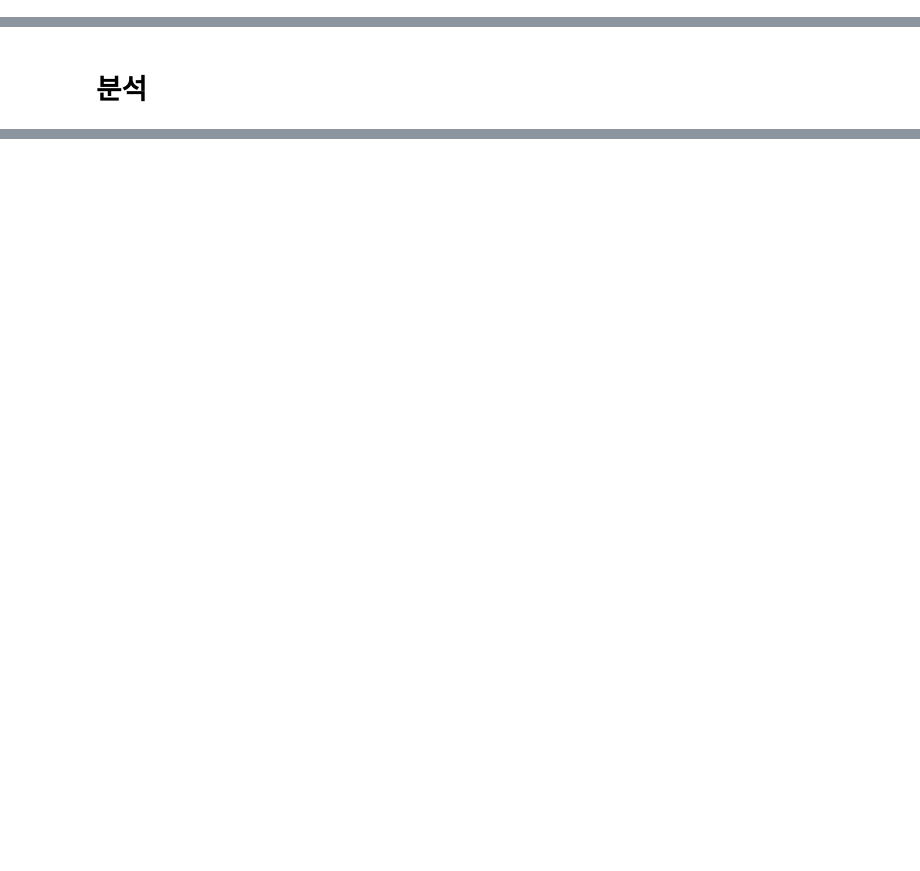
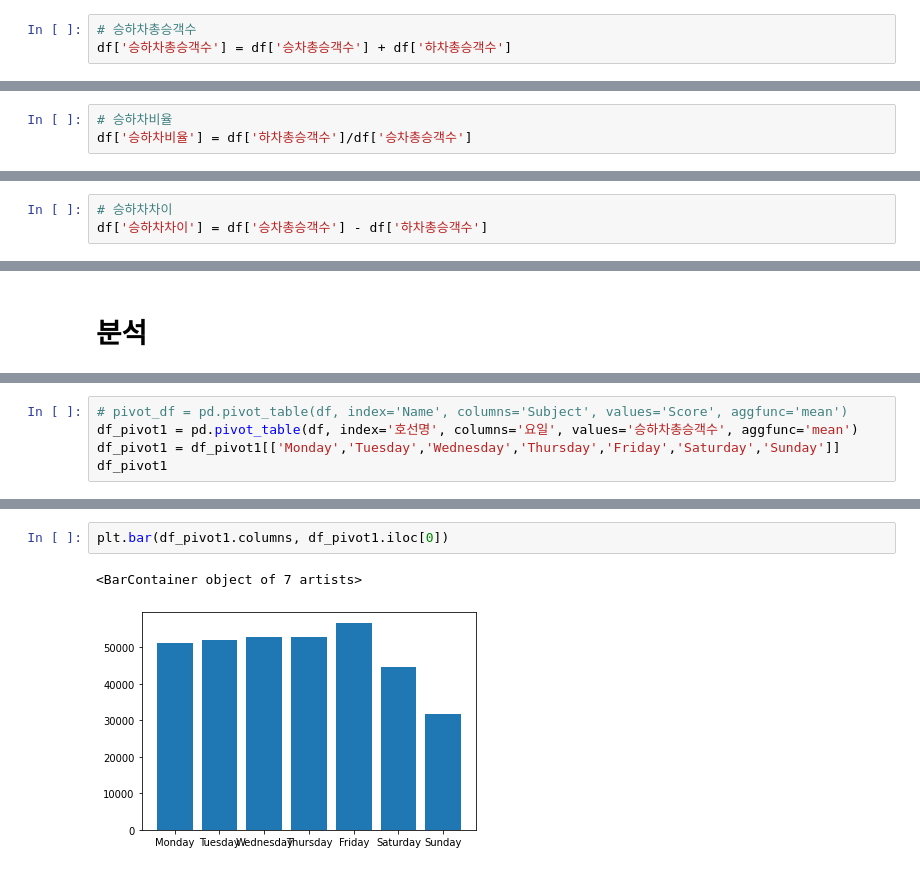
Before and after one commit to YoungjaeKang/subway_congestion_analysis, a Jupyter notebook: subway_congestion_v0.ipynb, the cells around one changed output, grey strips where cells are left out. Saved outputs shown, nothing was run; the diff lists cells and outputs as text; blank space fills up the shorter version.

```diff
--- a/subway_congestion_v0.ipynb
+++ b/subway_congestion_v0.ipynb
@@ -325,0 +419,3 @@ df
+# %%
+# 승하차총승객수
+df['승하차총승객수'] = df['승차총승객수'] + df['하차총승객수']
@@ -325,0 +427,3 @@ df
+# %%
+# 승하차비율
+df['승하차비율'] = df['하차총승객수']/df['승차총승객수']
@@ -325,0 +435,3 @@ df
+# %%
+# 승하차차이
+df['승하차차이'] = df['승차총승객수'] - df['하차총승객수']
@@ -345,0 +526,5 @@ df[df['호선명'] == '분당선']
+# %%
+# pivot_df = pd.pivot_table(df, index='Name', columns='Subject', values='Score', aggfunc='mean')
+df_pivot1 = pd.pivot_table(df, index='호선명', columns='요일', values='승하차총승객수', aggfunc='mean')
+df_pivot1 = df_pivot1[['Monday','Tuesday','Wednesday','Thursday','Friday','Saturday','Sunday']]
+df_pivot1
@@ -345,0 +545,5 @@ df[df['호선명'] == '분당선']
+# %%
+plt.bar(df_pivot1.columns, df_pivot1.iloc[0])
+# %% [output]
+<BarContainer object of 7 artists>
+[figure, added]
```
Also changed, not shown: parts of 48 cells of this notebook.
